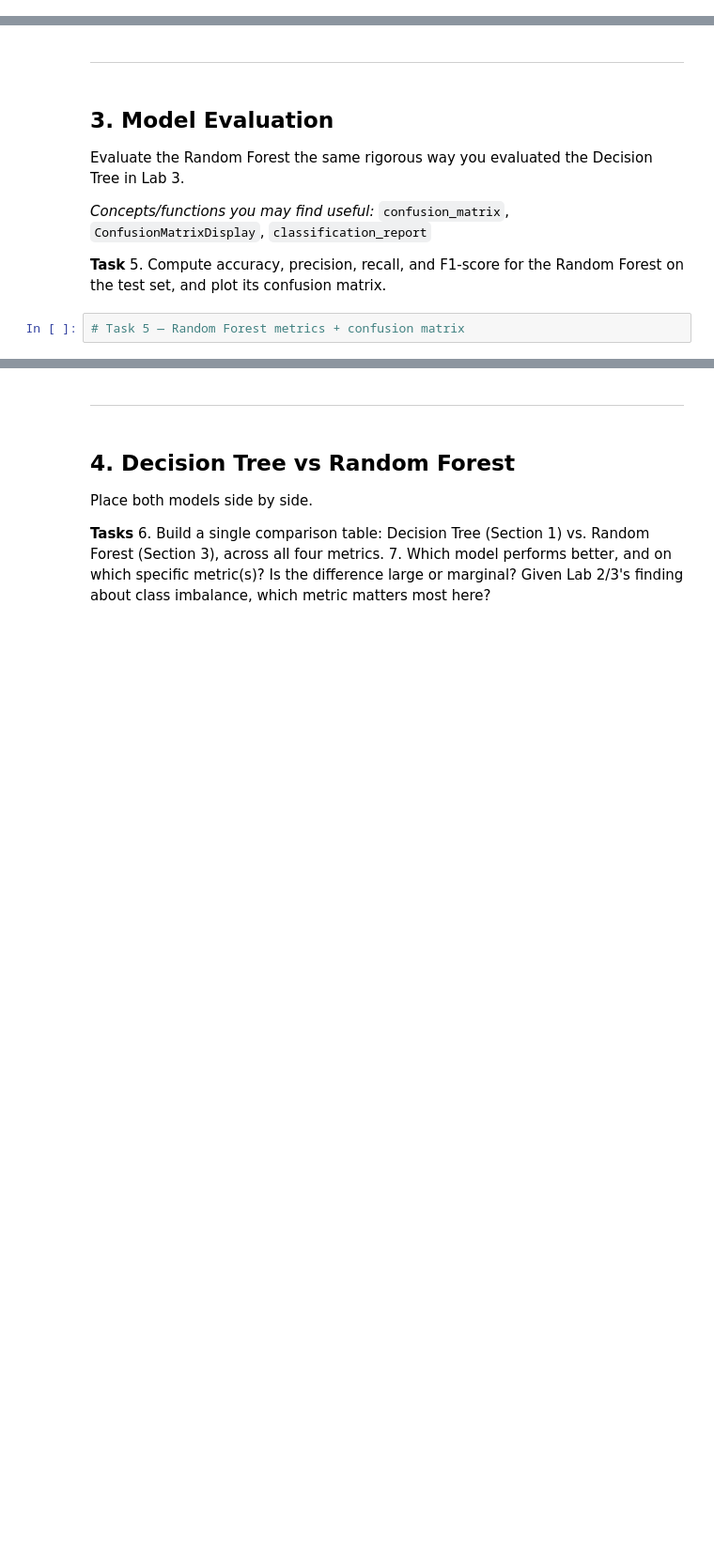
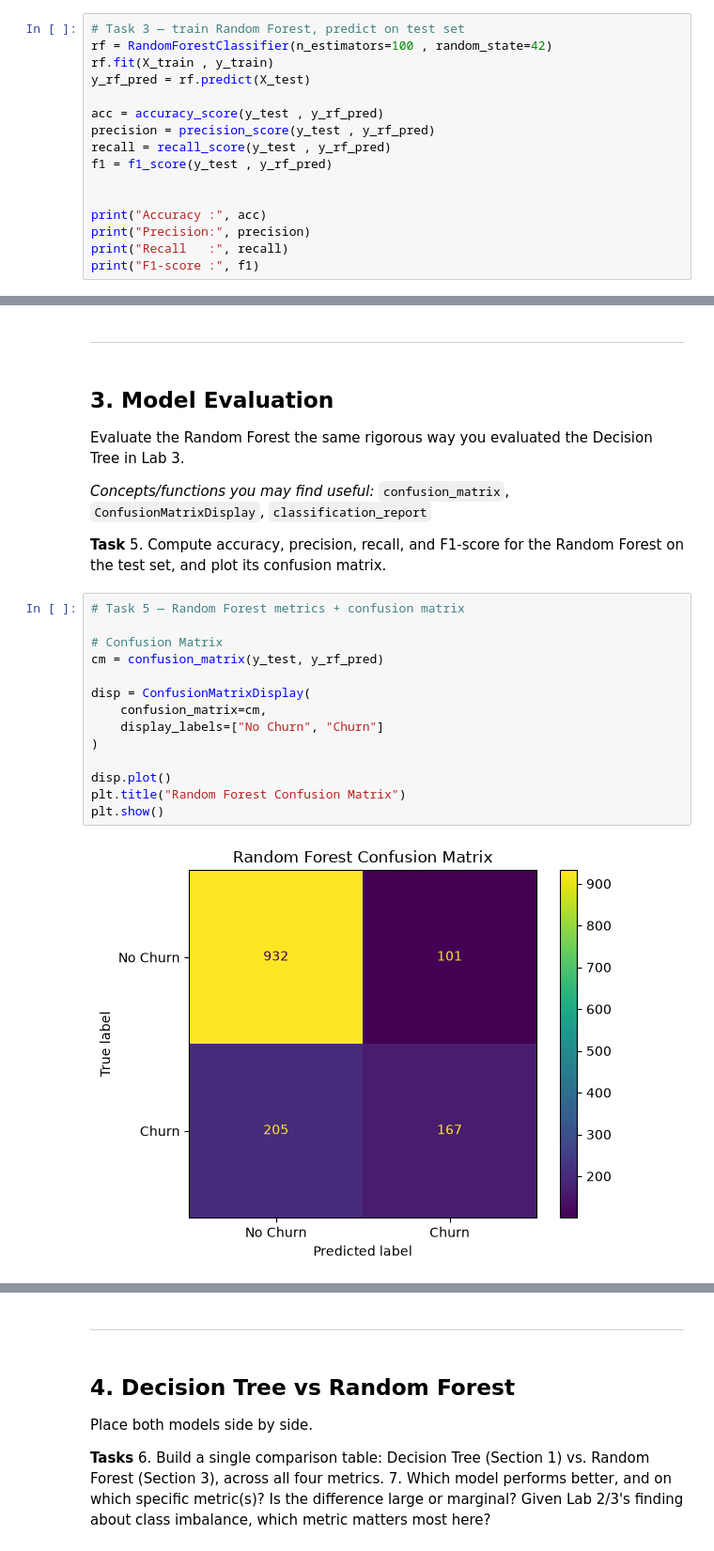
Before and after one commit to Ayesha-Mangi/ML_Labs, a Jupyter notebook: Lab4_Model_Comparison.ipynb, the cells around one changed output, grey strips where cells are left out. Shown at 94% size. Drawn from its saved outputs; the diff is of its cells as text; blank space fills up the shorter version.

Commit message:
Add Random Forest model and performance comparison

```diff
--- a/Lab4_Model_Comparison.ipynb
+++ b/Lab4_Model_Comparison.ipynb
@@ -74,0 +109,16 @@ _(your answer here)_
+# %%
+# Task 3 — train Random Forest, predict on test set
+rf = RandomForestClassifier(n_estimators=100 , random_state=42)
+rf.fit(X_train , y_train)
+y_rf_pred = rf.predict(X_test)
+
+acc = accuracy_score(y_test , y_rf_pred)
+precision = precision_score(y_test , y_rf_pred)
+recall = recall_score(y_test , y_rf_pred)
+f1 = f1_score(y_test , y_rf_pred)
+
+
+print("Accuracy :", acc)
+print("Precision:", precision)
+print("Recall   :", recall)
+print("F1-score :", f1)
@@ -83,8 +142,22 @@ Evaluate the Random Forest the same rigorous way you evaluated the Decision Tree
 
 **Task**
 5. Compute accuracy, precision, recall, and F1-score for the Random Forest on the test set, and plot its confusion matrix.
-# %%
-# Task 5 — Random Forest metrics + confusion matrix
+# %%
+# Task 5 — Random Forest metrics + confusion matrix
+
+# Confusion Matrix
+cm = confusion_matrix(y_test, y_rf_pred)
+
+disp = ConfusionMatrixDisplay(
+    confusion_matrix=cm,
+    display_labels=["No Churn", "Churn"]
+)
+
+disp.plot()
+plt.title("Random Forest Confusion Matrix")
+plt.show()
+# %% [output]
+[figure, added]
 # %% [markdown]
 **Task 5 — Random Forest Metrics**
 
```
Also changed, not shown: parts of 13 cells of this notebook.
